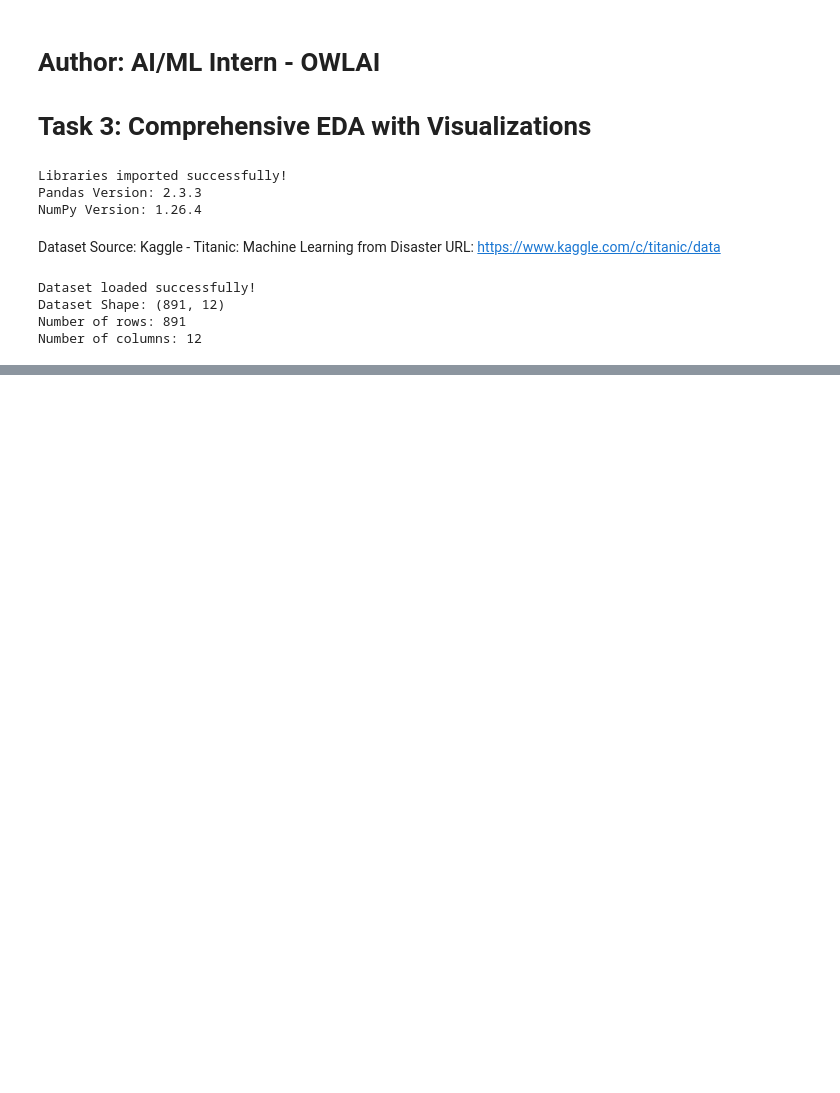
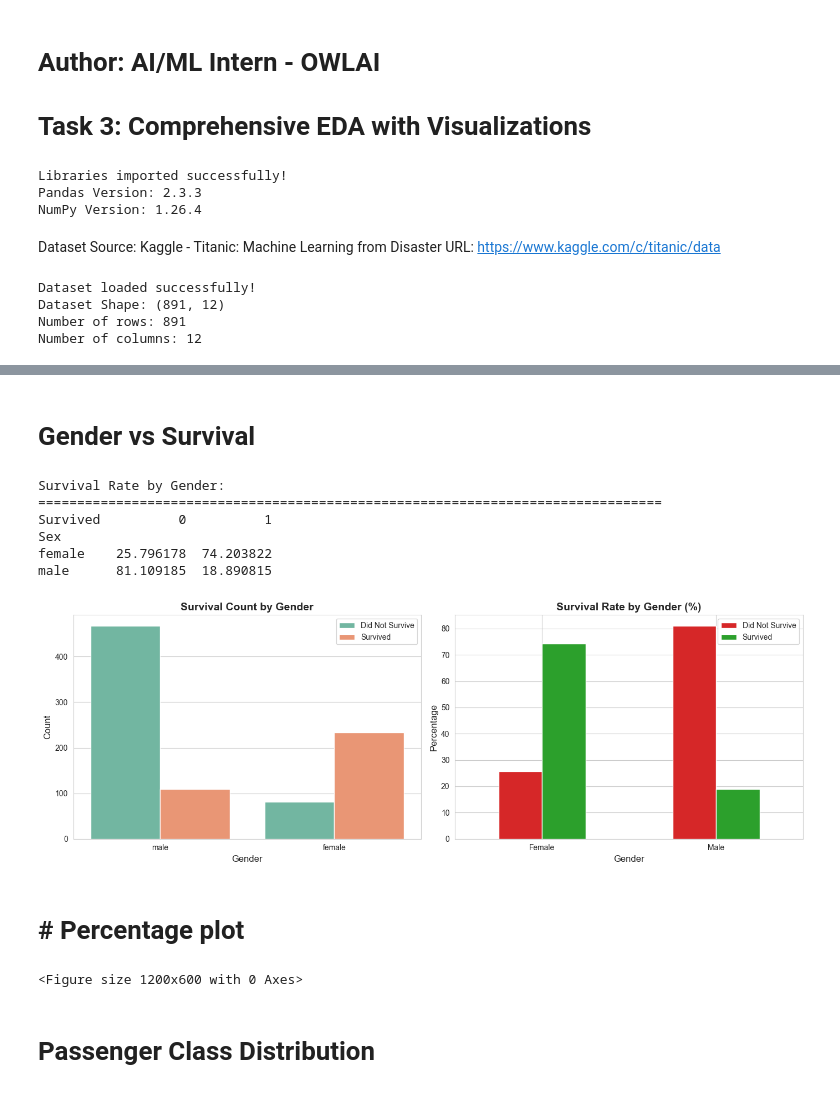
Before and after one commit to aryan-Patel-web/OWL_AI_Intern, a Jupyter notebook: Task-3 - EDA/task.ipynb, the cells around one changed output, grey strips where cells are left out. Drawn from its saved outputs; the diff is of its cells as text; code cells hidden in the pictures; blank space fills up the shorter version.

```diff
--- a/Task-3 - EDA/task.ipynb
+++ b/Task-3 - EDA/task.ipynb
@@ -45,0 +267,52 @@ Number of columns: 12
+# %% [markdown]
+#  Gender vs Survival
+# %%
+
+print("Survival Rate by Gender:")
+print("="*80)
+gender_survival = pd.crosstab(df['Sex'], df['Survived'], normalize='index') * 100
+print(gender_survival)
+
+fig, axes = plt.subplots(1, 2, figsize=(14, 5))
+
+# Count plot
+sns.countplot(data=df, x='Sex', hue='Survived', ax=axes[0], palette='Set2')
+axes[0].set_title('Survival Count by Gender', fontsize=14, fontweight='bold')
+axes[0].set_xlabel('Gender', fontsize=12)
+axes[0].set_ylabel('Count', fontsize=12)
+axes[0].legend(['Did Not Survive', 'Survived'])
+
+# Percentage plot
+gender_survival.plot(kind='bar', ax=axes[1], color=['#d62728', '#2ca02c'])
+axes[1].set_title('Survival Rate by Gender (%)', fontsize=14, fontweight='bold')
+axes[1].set_xlabel('Gender', fontsize=12)
+axes[1].set_ylabel('Percentage', fontsize=12)
+axes[1].legend(['Did Not Survive', 'Survived'])
+axes[1].set_xticklabels(['Female', 'Male'], rotation=0)
+
+plt.tight_layout()
+plt.show()
+# %% [output]
+Survival Rate by Gender:
+================================================================================
+Survived          0          1
+Sex
+female    25.796178  74.203822
+male      81.109185  18.890815
+[figure, added]
+# %% [markdown]
+# # Percentage plot
+# %%
+gender_survival.plot(kind='bar', ax=axes[1], color=['#d62728', '#2ca02c'])
+axes[1].set_title('Survival Rate by Gender (%)', fontsize=14, fontweight='bold')
+axes[1].set_xlabel('Gender', fontsize=12)
+axes[1].set_ylabel('Percentage', fontsize=12)
+axes[1].legend(['Did Not Survive', 'Survived'])
+axes[1].set_xticklabels(['Female', 'Male'], rotation=0)
+
+plt.tight_layout()
+plt.show()
+# %% [output]
+<Figure size 1200x600 with 0 Axes>
+# %% [markdown]
+#  Passenger Class Distribution
```
Also changed, not shown: parts of 37 cells of this notebook, 3 other files.
